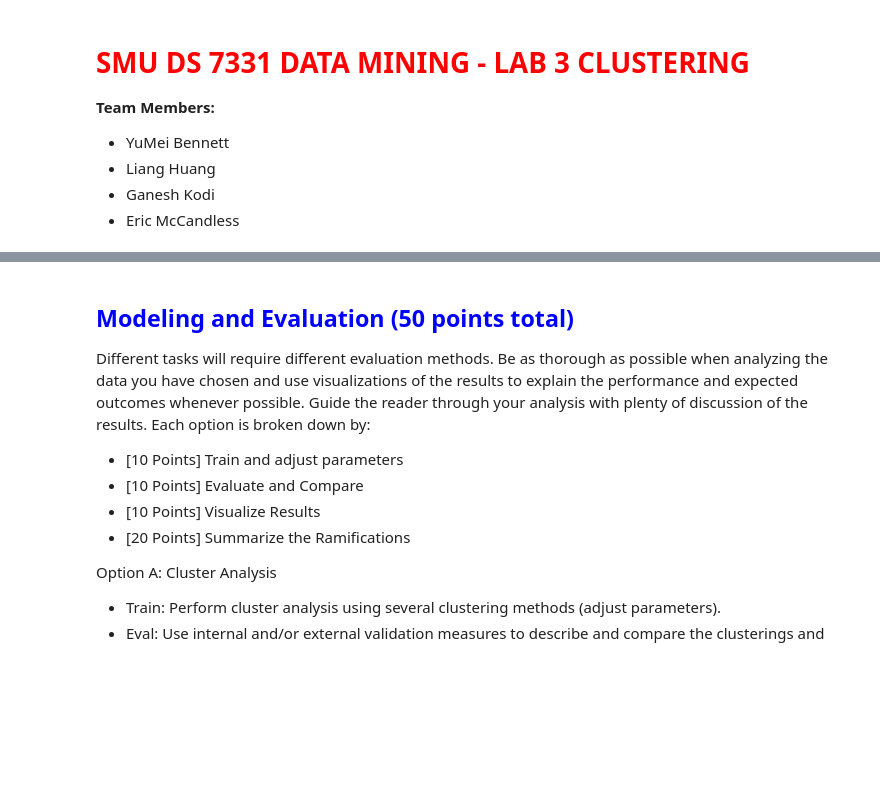
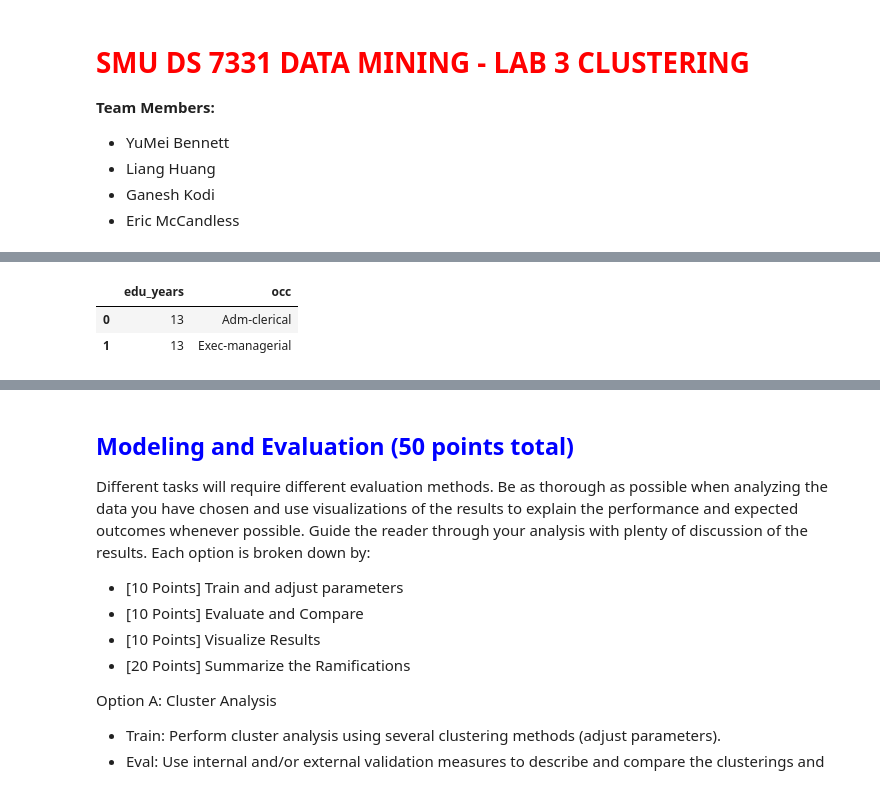
Before and after one commit to emccandlesssmu/data_mining, a Jupyter notebook: Lab3_Clustering.ipynb, the cells around one changed output, grey strips where cells are left out. Drawn from its saved outputs; the diff is of its cells as text; code cells hidden in the pictures; blank space fills up the shorter version.

```diff
--- a/Lab3_Clustering.ipynb
+++ b/Lab3_Clustering.ipynb
@@ -18,0 +44,14 @@ dataset and the stakeholders needs?
+# %%
+#Read in dataset and add attribute names and check.
+import pandas as pd
+col_names = ['age', 'employ_type', 'pop_num', 'edu_level', 'edu_years', 'marital', 'occ', 'relation', 'race', 'gender', 'cap_gain', 'cap_loss', 'hours_week', 'country_orig', 'income']
+df = pd.read_csv('adult.csv', names=col_names, header=None)
+
+
+#Select only the Years of Education and Occupation variables for dataframe to conduct Cluster analysis.
+df1 = df.filter(['edu_years','occ'], axis=1)
+df1.head(2)
+# %% [output]
+|  | edu_years | occ |
+| 0 | 13 | Adm-clerical |
+| 1 | 13 | Exec-managerial |
```
Also changed, not shown: parts of 20 cells of this notebook.
